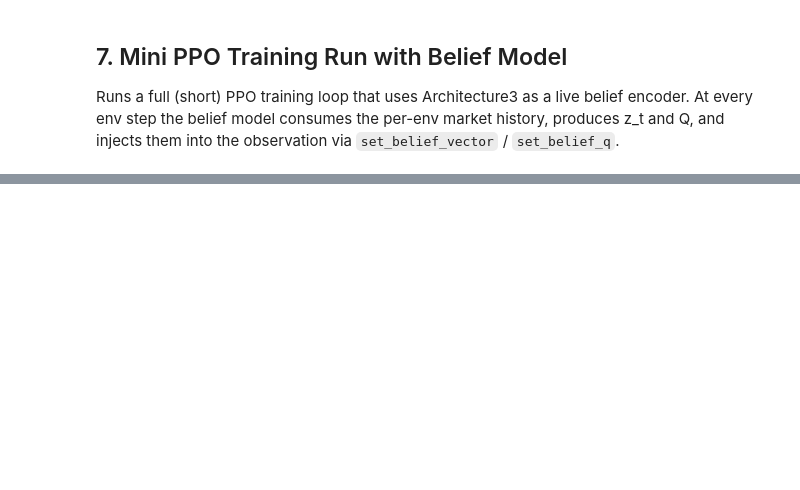
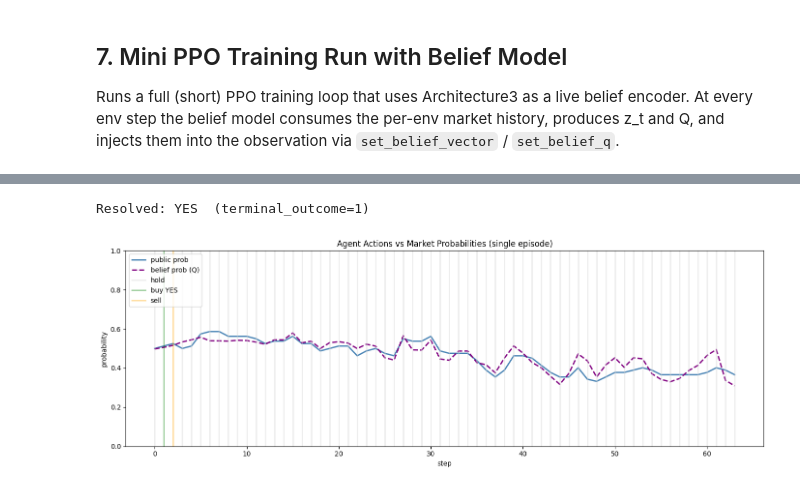
Before and after one commit to tomiadewusi/deep-belief-betting, a Jupyter notebook: notebooks/model_notebook.ipynb, the cells around one changed output, grey strips where cells are left out. Saved outputs shown, nothing was run; the diff lists cells and outputs as text; code cells hidden in the pictures; blank space fills up the shorter version.

Commit message:
finished agent integration with terminal belief included

```diff
--- a/notebooks/model_notebook.ipynb
+++ b/notebooks/model_notebook.ipynb
@@ -277,9 +255,9 @@ from deep_belief_betting.agent_training.device import resolve_device
 mini_cfg = TrainingConfig(
     seed=42,
     num_envs=4,
-    num_updates=20,
+    num_updates=200,
     rollout_steps=64,
-    num_minibatches=8,
+    num_minibatches=16,
     device="auto",
     log_dir=str(PROJECT_ROOT / "runs" / "ppo_belief_test"),
     run_name="belief_test",
@@ -293,13 +271,14 @@ mini_cfg = TrainingConfig(
     gamma=0.99,
     gae_lambda=0.95,
     clip_range=0.2,
-    entropy_coef=0.0,
+    entropy_coef=0.02,
     value_coef=0.5,
     ppo_epochs=4,
     belief_on=True,
     belief_dim=cfg.d_z,
     belief_checkpoint_path=str(ck_path),
     belief_q_on=True,
+    belief_terminal_on=True,
     use_tensorboard=True,
 )
 
@@ -353,27 +342,39 @@ env_eval = PredictionMarketEnv(params=params_eval, belief_dim=cfg.d_z)
 obs, info = env_eval.reset(seed=999)
 
 eval_model = ActorCritic(len(obs), 4, hidden_dim=mini_cfg.hidden_dim,
-                         num_layers=mini_cfg.num_layers, device=torch.device("cpu"))
+                         num_layers=mini_cfg.num_layers, device=torch.device("mps"))
 eval_model.load_state_dict(ppo_ck["model"])
 eval_model.eval()
 
 # run one episode
-pub_probs, belief_probs, actions, step_list = [], [], [], []
+pub_probs, belief_probs, terminal_belief_probs, actions, step_list = [], [], [], [], []
 seq_buf = []
 done = False
 t = 0
+max_seq = belief_model_cfg.T + 1 #this is like the max bcontext window for the belief encoder. if you cross it, drop the older observations.
 
 while not done:
     ms = env_eval.market.get_state()
-    seq_buf.append([ms.public_probability, ms.delta_q])
+    seq_buf.append([ms.public_probability, ms.delta_q, ])
+
+    if len(seq_buf) > max_seq:
+        seq_buf = seq_buf[-max_seq:]
     x = torch.tensor(seq_buf, dtype=torch.float32).unsqueeze(0)
     with torch.no_grad():
-        p_t, _, z_t = belief_model_eval(x)
+        p_t, _, z_t, term_t = belief_model_eval(x)
+
     env_eval.set_belief_vector(z_t[0].cpu().numpy())
     env_eval.set_belief_q(float(p_t[0]))
 
+    term_prob = float(torch.sigmoid(term_t)[0])
+    env_eval.set_belief_terminal(term_prob)
+
+    obs = env_eval.refresh_observation()
+    info["action_mask"] = env_eval.get_action_mask()
+
     pub_probs.append(ms.public_probability)
     belief_probs.append(float(p_t[0]))
+    terminal_belief_probs.append(term_prob)
     step_list.append(t)
 
     obs_t = torch.as_tensor(obs, dtype=torch.float32).unsqueeze(0)
@@ -386,30 +387,33 @@ while not done:
     actions.append(action)
     obs, _, terminated, truncated, info = env_eval.step(action)
     done = terminated or truncated
     t += 1
 
 # Resolution outcome
 resolution = info["terminal_outcome"]
 print(f"Resolved: {'YES' if resolution == 1.0 else 'NO'}  (terminal_outcome={resolution})")
 
 # plot
 ACTION_COLORS = {0: "lightgray", 1: "green", 2: "red", 3: "orange"}
 ACTION_LABELS  = {0: "hold", 1: "buy YES", 2: "buy NO", 3: "sell"}
 
 fig, ax = plt.subplots(figsize=(14, 5))
 ax.plot(step_list, pub_probs,    color="steelblue", linewidth=2, label="public prob")
 ax.plot(step_list, belief_probs, color="purple",    linewidth=2, linestyle="--", label="belief prob (Q)")
 ax.set_ylim(0, 1)
 ax.set_ylabel("probability")
 ax.set_xlabel("step")
 
 seen_actions = set()
 for s, a in zip(step_list, actions):
     label = ACTION_LABELS[a] if a not in seen_actions else None
     ax.axvline(x=s, color=ACTION_COLORS[a], alpha=0.4, linewidth=2, label=label)
     seen_actions.add(a)
 
 ax.legend(loc="upper left")
 ax.set_title("Agent Actions vs Market Probabilities (single episode)")
 plt.tight_layout()
 plt.show()
+# %% [output]
+Resolved: YES  (terminal_outcome=1)
+[figure, added]
```
Also changed, not shown: parts of 8 cells of this notebook, 1 other file.
